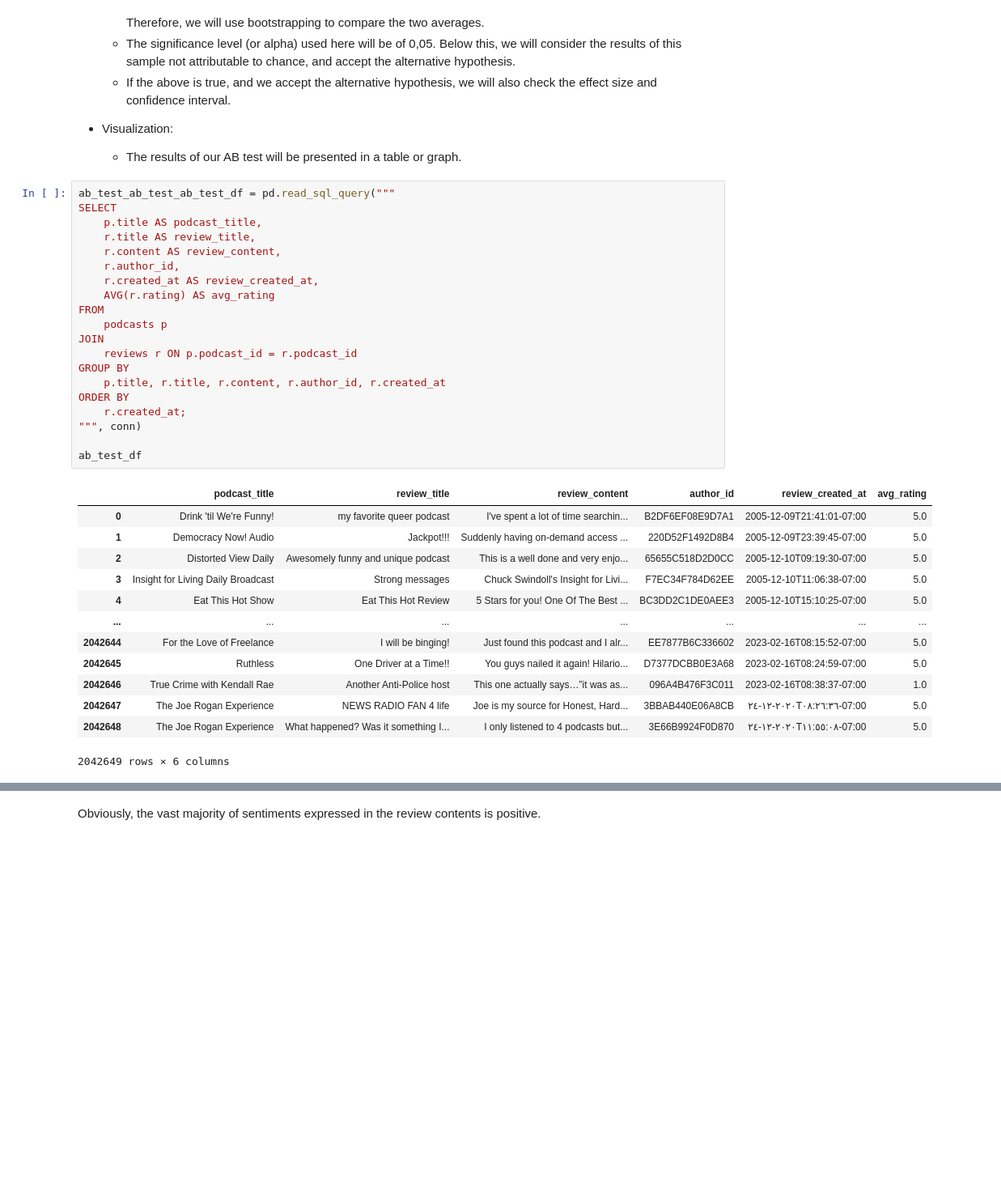
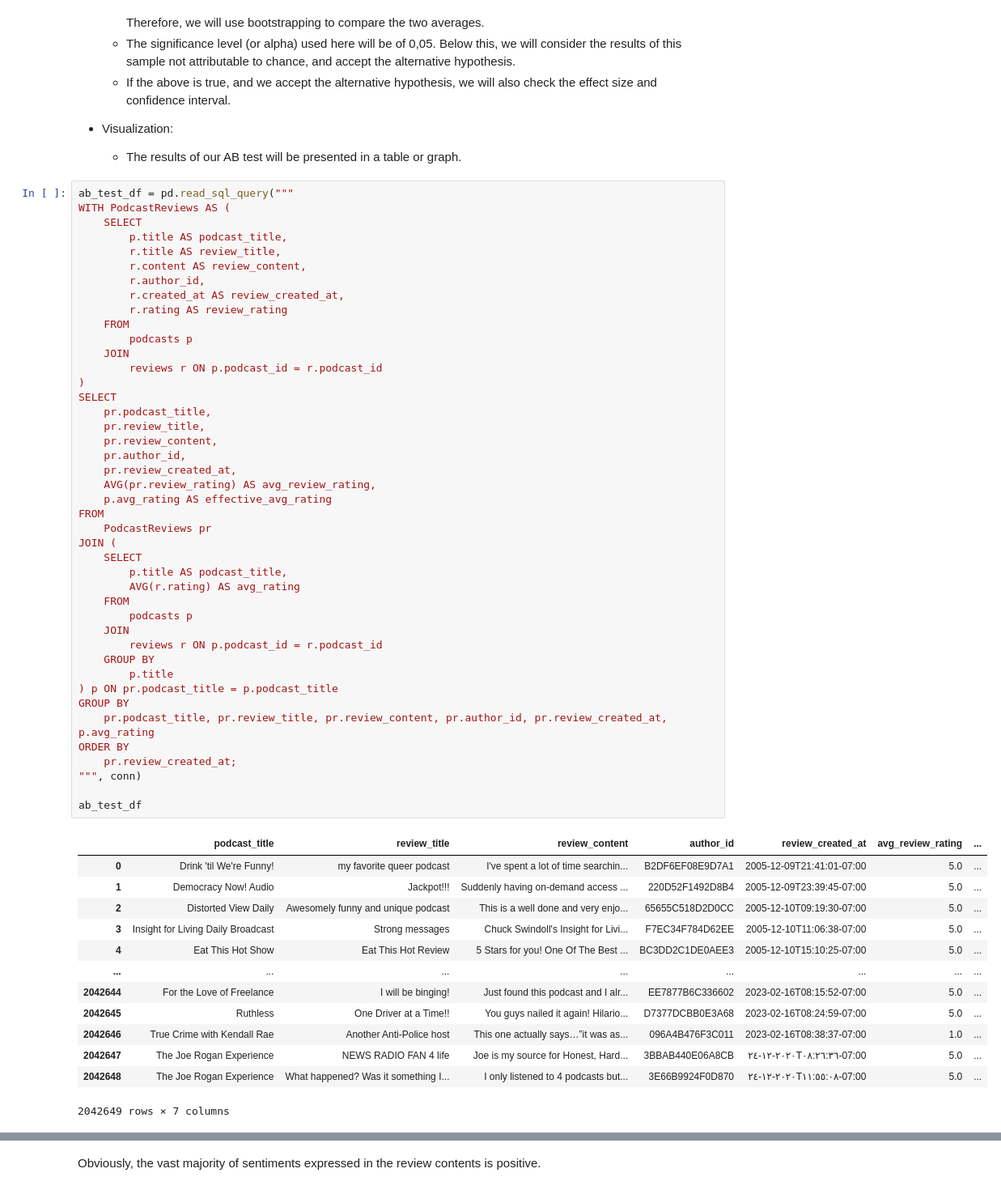
Before and after one commit to alespool/Analyzing-Podcast-Reviews, a Jupyter notebook: data_extraction.ipynb, the cells around one changed output, grey strips where cells are left out. Shown at 81% size. Cells and saved outputs as stored; diff of their text form; blank space fills up the shorter version.

Commit message:
Fix column namings with new ab_test_df querry

```diff
--- a/data_extraction.ipynb
+++ b/data_extraction.ipynb
@@ -622,39 +622,62 @@ To do so, and avoid biases (or p-hacking, HARKing, and so on) we will outline th
 -   Visualization:
     -   The results of our AB test will be presented in a table or graph.
 # %%
-ab_test_ab_test_ab_test_df = pd.read_sql_query("""
+ab_test_df = pd.read_sql_query("""
+WITH PodcastReviews AS (
+    SELECT
+        p.title AS podcast_title,
+        r.title AS review_title,
+        r.content AS review_content,
+        r.author_id,
+        r.created_at AS review_created_at,
+        r.rating AS review_rating
+    FROM
+        podcasts p
+    JOIN
+        reviews r ON p.podcast_id = r.podcast_id
+)
 SELECT
-    p.title AS podcast_title,
-    r.title AS review_title,
-    r.content AS review_content,
-    r.author_id,
-    r.created_at AS review_created_at,
-    AVG(r.rating) AS avg_rating
+    pr.podcast_title,
+    pr.review_title,
+    pr.review_content,
+    pr.author_id,
+    pr.review_created_at,
+    AVG(pr.review_rating) AS avg_review_rating,
+    p.avg_rating AS effective_avg_rating
 FROM
-    podcasts p
-JOIN
-    reviews r ON p.podcast_id = r.podcast_id
+    PodcastReviews pr
+JOIN (
+    SELECT
+        p.title AS podcast_title,
+        AVG(r.rating) AS avg_rating
+    FROM
+        podcasts p
+    JOIN
+        reviews r ON p.podcast_id = r.podcast_id
+    GROUP BY
+        p.title
+) p ON pr.podcast_title = p.podcast_title
 GROUP BY
-    p.title, r.title, r.content, r.author_id, r.created_at
+    pr.podcast_title, pr.review_title, pr.review_content, pr.author_id, pr.review_created_at, p.avg_rating
 ORDER BY
-    r.created_at;
+    pr.review_created_at;
 """, conn)
 
 ab_test_df
 # %% [output]
-|  | podcast_title | review_title | review_content | author_id | review_created_at | avg_rating |
-| 0 | Drink 'til We're Funny! | my favorite queer podcast | I've spent a lot of time searchin... | B2DF6EF08E9D7A1 | 2005-12-09T21:41:01-07:00 | 5.0 |
-| 1 | Democracy Now! Audio | Jackpot!!! | Suddenly having on-demand access ... | 220D52F1492D8B4 | 2005-12-09T23:39:45-07:00 | 5.0 |
-| 2 | Distorted View Daily | Awesomely funny and unique podcast | This is a well done and very enjo... | 65655C518D2D0CC | 2005-12-10T09:19:30-07:00 | 5.0 |
-| 3 | Insight for Living Daily Broadcast | Strong messages | Chuck Swindoll's Insight for Livi... | F7EC34F784D62EE | 2005-12-10T11:06:38-07:00 | 5.0 |
-| 4 | Eat This Hot Show | Eat This Hot Review | 5 Stars for you! One Of The Best ... | BC3DD2C1DE0AEE3 | 2005-12-10T15:10:25-07:00 | 5.0 |
-| ... | ... | ... | ... | ... | ... | ... |
-| 2042644 | For the Love of Freelance | I will be binging! | Just found this podcast and I alr... | EE7877B6C336602 | 2023-02-16T08:15:52-07:00 | 5.0 |
-| 2042645 | Ruthless | One Driver at a Time!! | You guys nailed it again! Hilario... | D7377DCBB0E3A68 | 2023-02-16T08:24:59-07:00 | 5.0 |
-| 2042646 | True Crime with Kendall Rae | Another Anti-Police host | This one actually says…”it was as... | 096A4B476F3C011 | 2023-02-16T08:38:37-07:00 | 1.0 |
-| 2042647 | The Joe Rogan Experience | NEWS RADIO FAN 4 life | Joe is my source for Honest, Hard... | 3BBAB440E06A8CB | ٢٠٢٠-١٢-٢٤T٠٨:٢٦:٣٦-07:00 | 5.0 |
-| 2042648 | The Joe Rogan Experience | What happened? Was it something I... | I only listened to 4 podcasts but... | 3E66B9924F0D870 | ٢٠٢٠-١٢-٢٤T١١:٥٥:٠٨-07:00 | 5.0 |
+|  | podcast_title | review_title | review_content | author_id | review_created_at | avg_review_rating | ... |
+| 0 | Drink 'til We're Funny! | my favorite queer podcast | I've spent a lot of time searchin... | B2DF6EF08E9D7A1 | 2005-12-09T21:41:01-07:00 | 5.0 | ... |
+| 1 | Democracy Now! Audio | Jackpot!!! | Suddenly having on-demand access ... | 220D52F1492D8B4 | 2005-12-09T23:39:45-07:00 | 5.0 | ... |
+| 2 | Distorted View Daily | Awesomely funny and unique podcast | This is a well done and very enjo... | 65655C518D2D0CC | 2005-12-10T09:19:30-07:00 | 5.0 | ... |
+| 3 | Insight for Living Daily Broadcast | Strong messages | Chuck Swindoll's Insight for Livi... | F7EC34F784D62EE | 2005-12-10T11:06:38-07:00 | 5.0 | ... |
+| 4 | Eat This Hot Show | Eat This Hot Review | 5 Stars for you! One Of The Best ... | BC3DD2C1DE0AEE3 | 2005-12-10T15:10:25-07:00 | 5.0 | ... |
+| ... | ... | ... | ... | ... | ... | ... | ... |
+| 2042644 | For the Love of Freelance | I will be binging! | Just found this podcast and I alr... | EE7877B6C336602 | 2023-02-16T08:15:52-07:00 | 5.0 | ... |
+| 2042645 | Ruthless | One Driver at a Time!! | You guys nailed it again! Hilario... | D7377DCBB0E3A68 | 2023-02-16T08:24:59-07:00 | 5.0 | ... |
+| 2042646 | True Crime with Kendall Rae | Another Anti-Police host | This one actually says…”it was as... | 096A4B476F3C011 | 2023-02-16T08:38:37-07:00 | 1.0 | ... |
+| 2042647 | The Joe Rogan Experience | NEWS RADIO FAN 4 life | Joe is my source for Honest, Hard... | 3BBAB440E06A8CB | ٢٠٢٠-١٢-٢٤T٠٨:٢٦:٣٦-07:00 | 5.0 | ... |
+| 2042648 | The Joe Rogan Experience | What happened? Was it something I... | I only listened to 4 podcasts but... | 3E66B9924F0D870 | ٢٠٢٠-١٢-٢٤T١١:٥٥:٠٨-07:00 | 5.0 | ... |
-2042649 rows × 6 columns
+2042649 rows × 7 columns
 # %%
 import nltk
 from nltk.corpus import stopwords
```
Also changed, not shown: parts of 6 cells of this notebook.
